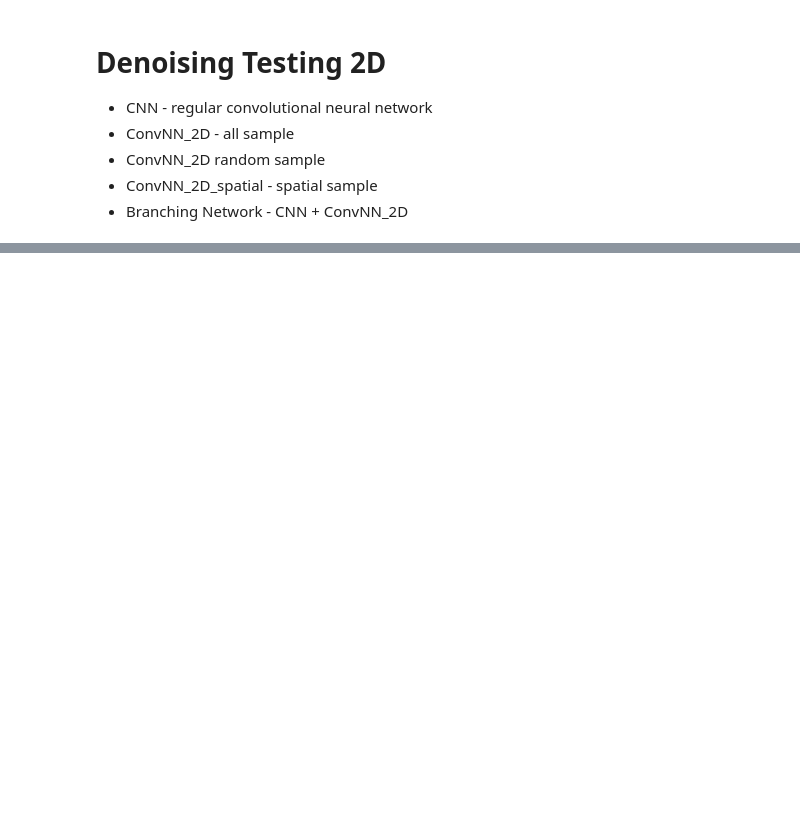
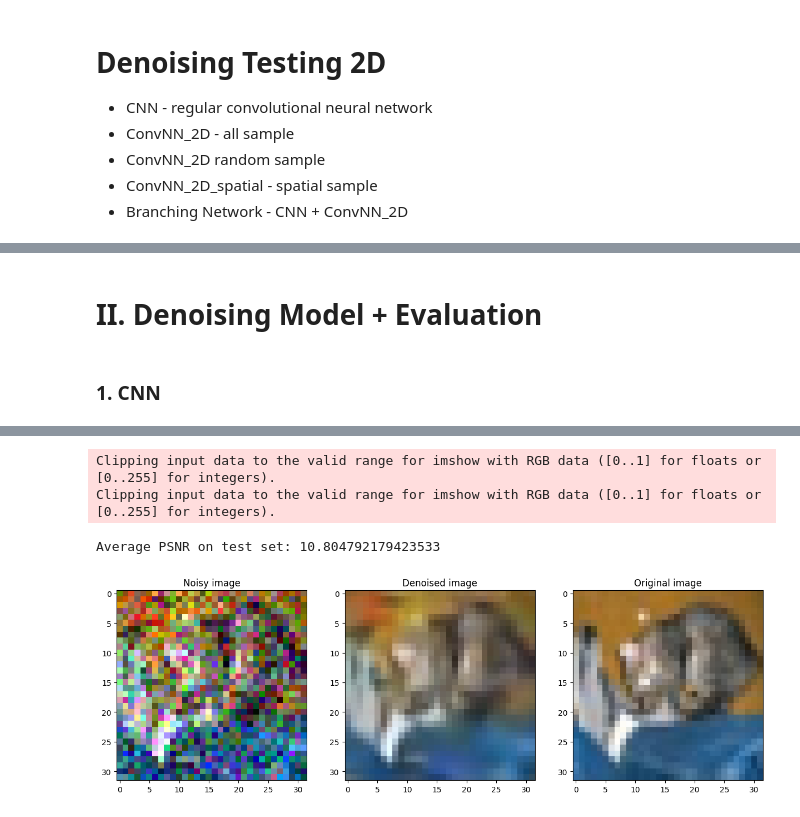
Before and after one commit to mingikang31/Convolutional-Nearest-Neighbor, a Jupyter notebook: Testing/W4_Denoising.ipynb, the cells around one changed output, grey strips where cells are left out. Saved outputs shown, nothing was run; the diff lists cells and outputs as text; code cells hidden in the pictures; blank space fills up the shorter version.

Commit message:
Week 4 Updates - Denoising, Branching, Local-Global models, Location Channels for ConvNN

```diff
--- a/Testing/W4_Denoising.ipynb
+++ b/Testing/W4_Denoising.ipynb
@@ -114,0 +45,18 @@ class BranchingNetwork(nn.Module):
+# %% [markdown]
+# II. Denoising Model + Evaluation
+# %% [markdown]
+### 1. CNN
+# %%
+# CNN control model
+CNN = DenoisingCNN()
+
+criterion = nn.MSELoss()
+optimizer = optim.Adam(CNN.parameters(), lr=0.001)
+num_epochs = 10
+train_denoising_model(CNN, cifar10.train_loader, criterion, optimizer, num_epochs)
+evaluate_denoising_accuracy(CNN, cifar10.test_loader, criterion)
+evaluate_accuracy_psnr(CNN, cifar10.test_loader, criterion)
+
+# Print out output of trained model
+test_denoise_visual(CNN, cifar10.test_loader)
+# %% [output]
@@ -114,0 +76,4 @@ class BranchingNetwork(nn.Module):
+Clipping input data to the valid range for imshow with RGB data ([0..1] for floats or [0..255] for integers).
+Clipping input data to the valid range for imshow with RGB data ([0..1] for floats or [0..255] for integers).
+Average PSNR on test set: 10.804792179423533
+[figure, added]
```
Also changed, not shown: parts of 20 cells of this notebook, 9 other files.
